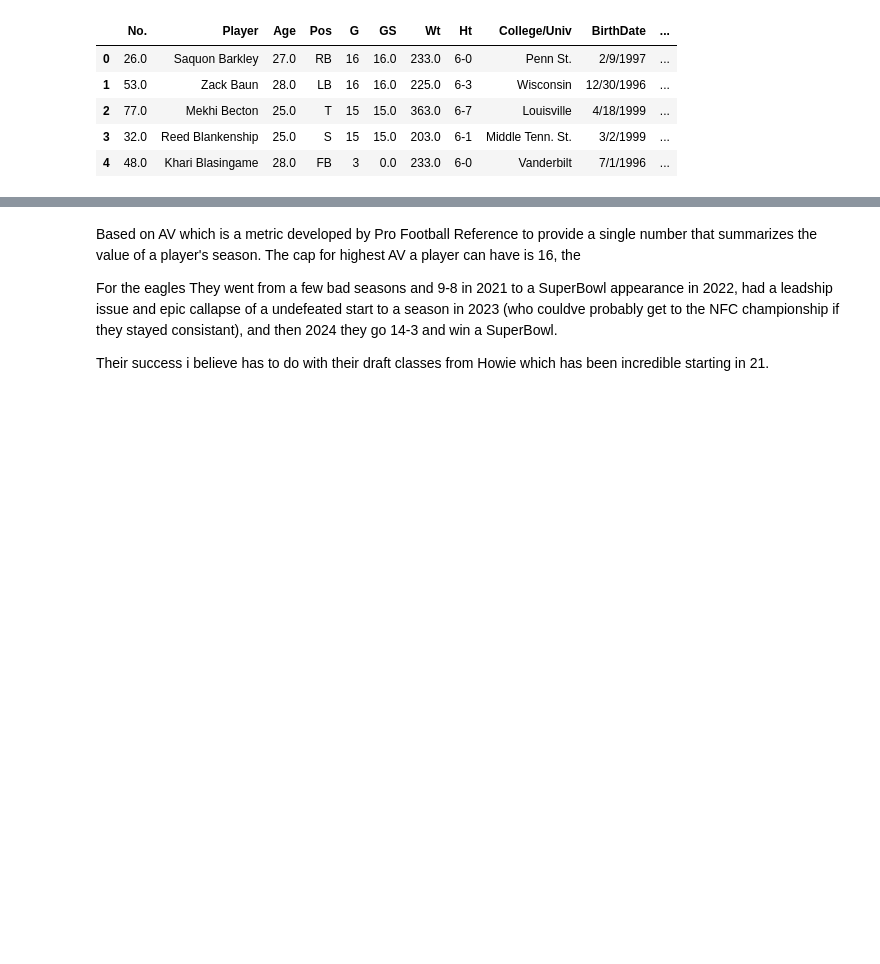
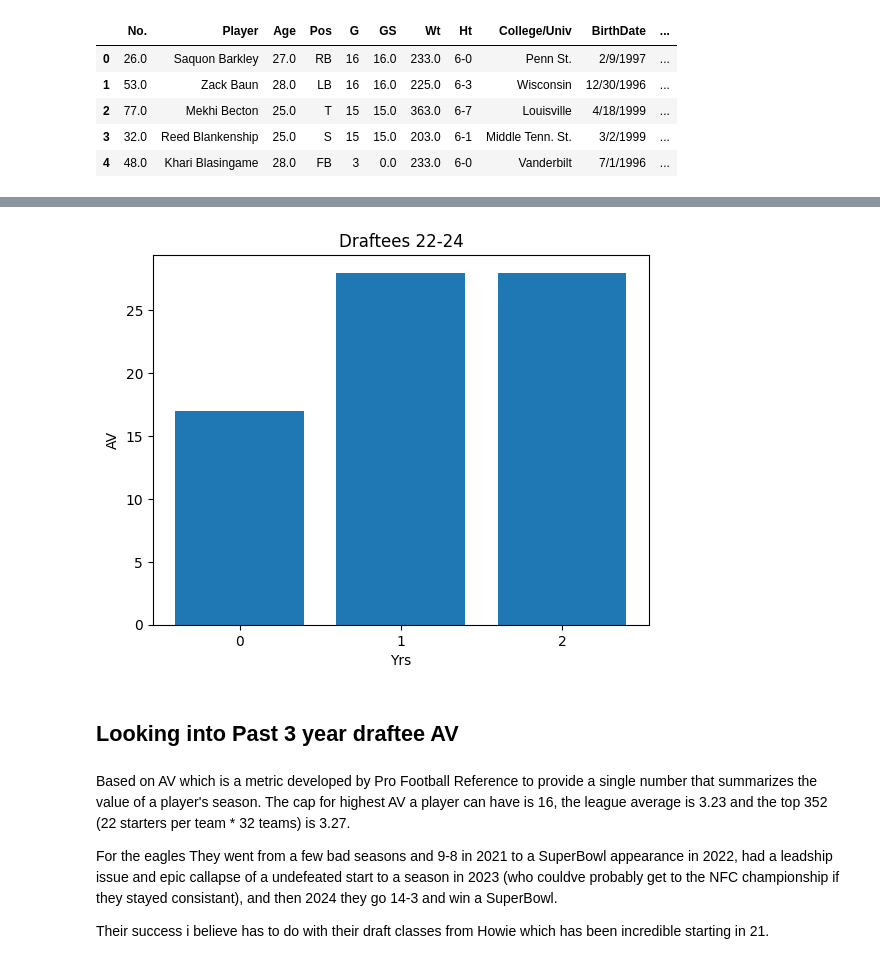
Before and after one commit to willvernon/NFL_predicts, a Jupyter notebook: NFL Draft/eagles.ipynb, the cells around one changed output, grey strips where cells are left out. Cells and saved outputs as stored; diff of their text form; code cells hidden in the pictures; blank space fills up the shorter version.

```diff
--- a/NFL Draft/eagles.ipynb
+++ b/NFL Draft/eagles.ipynb
@@ -42,0 +60,5 @@ df_eagles_drafted
+# %%
+eagles_draft.loc[eagles_draft["Yrs"] == 'Rook', 'Yrs'] = '0'
+# %%
+eagles_draft_av = eagles_draft.groupby(by='Yrs', sort=True, dropna=True)['AV'].sum().reset_index()
+eagles_draft_av
@@ -43,5 +77,15 @@ df_eagles_drafted
+# %%
+plt.bar(eagles_draft_av['Yrs'], eagles_draft_av['AV'] )
+plt.xlabel('Yrs')
+plt.ylabel('AV')
+plt.title('Draftees 22-24')
+plt.show()
+# %% [output]
+[figure, added]
+# %% [markdown]
+## Looking into Past 3 year draftee AV
 # %% [markdown]
-Based on AV which is a metric developed by Pro Football Reference to provide a single number that summarizes the value of a player's season. The cap for highest AV a player can have is 16, the
+Based on AV which is a metric developed by Pro Football Reference to provide a single number that summarizes the value of a player's season. The cap for highest AV a player can have is 16, the league average is 3.23 and the top 352 (22 starters per team * 32 teams) is 3.27.
 
 
  For the eagles They went from a few bad seasons and 9-8 in 2021 to a SuperBowl appearance in 2022, had a leadship issue and epic callapse of a undefeated start to a season in 2023 (who couldve probably get to the NFC championship if they stayed consistant), and then 2024 they go 14-3 and win a SuperBowl.
```
Also changed, not shown: parts of 10 cells of this notebook.
